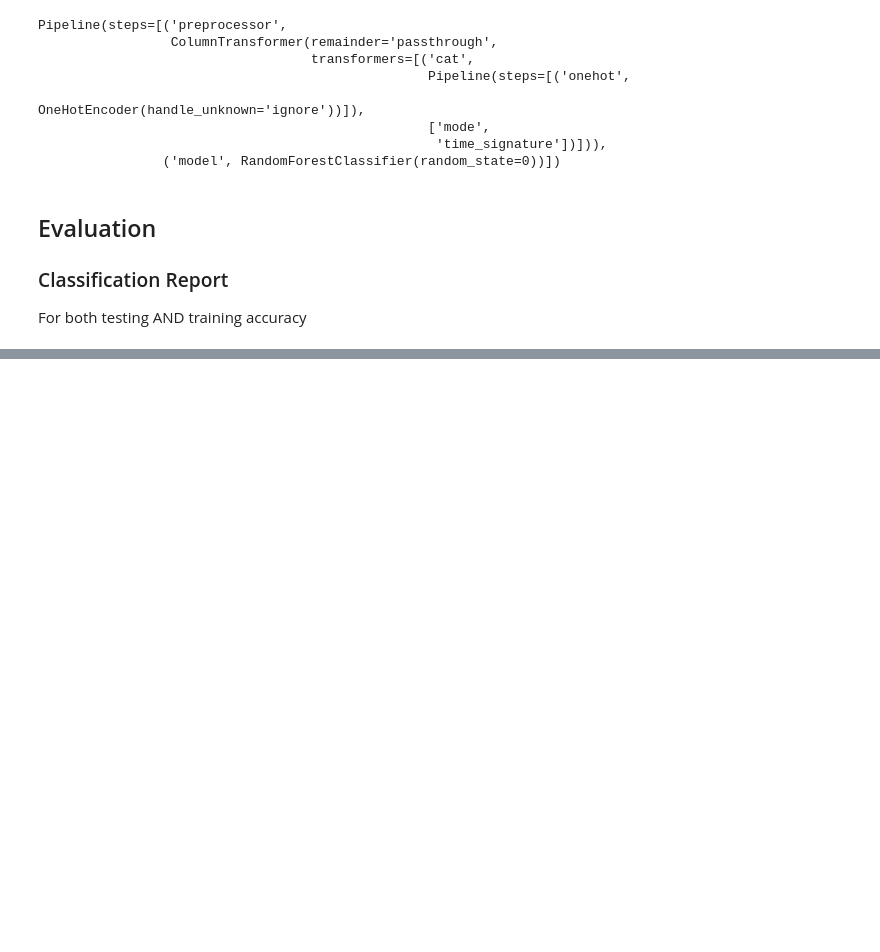
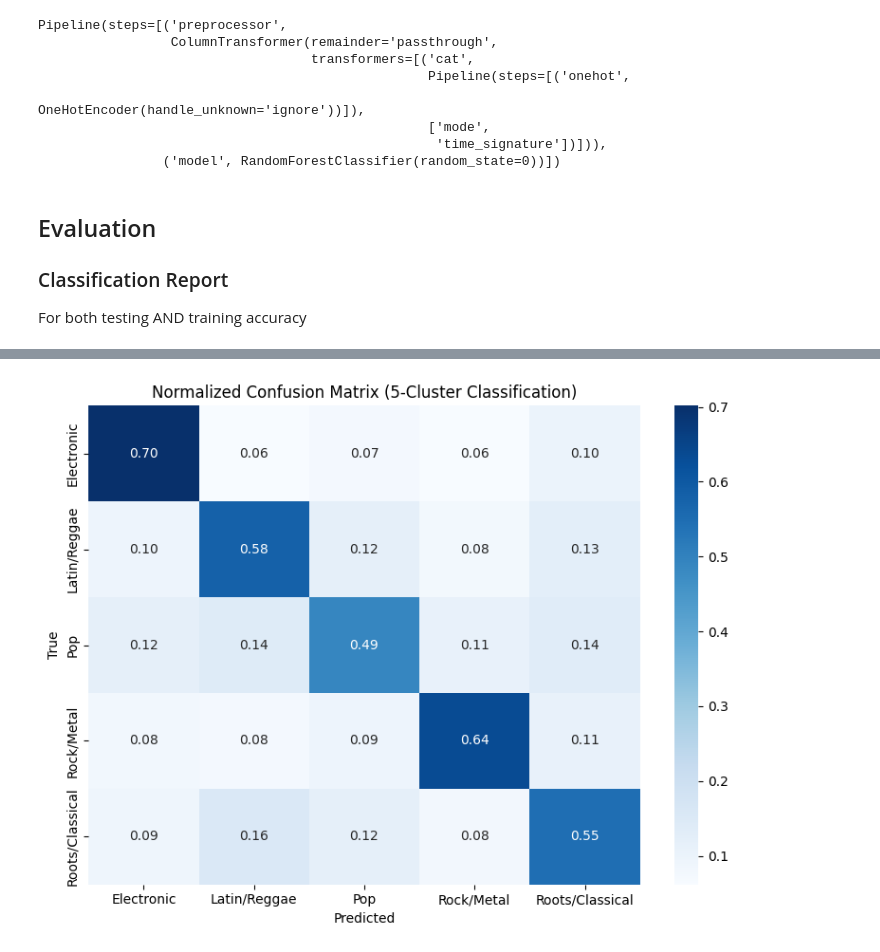
Before and after one commit to LoganMiller5505/DataSciProject, a Jupyter notebook: 3_ClusteredClassification.ipynb, the cells around one changed output, grey strips where cells are left out. Cells and saved outputs as stored; diff of their text form; code cells hidden in the pictures; blank space fills up the shorter version.

```diff
--- a/3_ClusteredClassification.ipynb
+++ b/3_ClusteredClassification.ipynb
@@ -121,0 +184,17 @@ cm_df
+# %%
+import matplotlib.pyplot as plt
+import seaborn as sns
+
+short_names = ['Electronic', 'Latin/Reggae', 'Pop', 'Rock/Metal', 'Roots/Classical']
+cm_norm = cm_df.div(cm_df.sum(axis=1), axis=0)
+
+fig, ax = plt.subplots(figsize=(8, 6))
+sns.heatmap(cm_norm.values, annot=True, fmt='.2f', cmap='Blues',
+            xticklabels=short_names, yticklabels=short_names, ax=ax)
+ax.set_xlabel('Predicted')
+ax.set_ylabel('True')
+ax.set_title('Normalized Confusion Matrix (5-Cluster Classification)')
+plt.tight_layout()
+plt.show()
+# %% [output]
+[figure, added]
```
Also changed, not shown: parts of 15 cells of this notebook, 3 other files.
